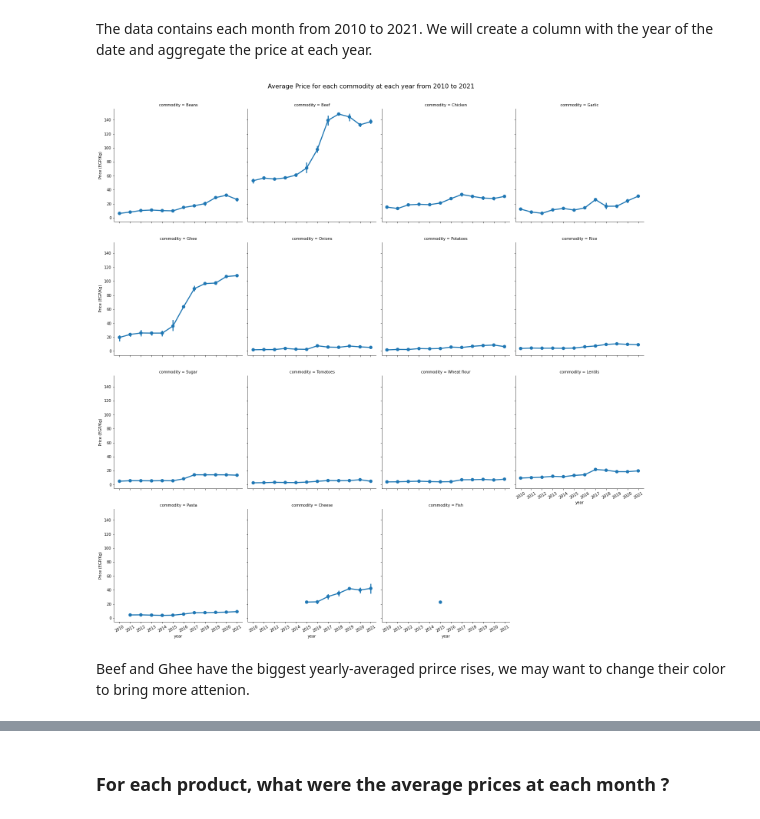
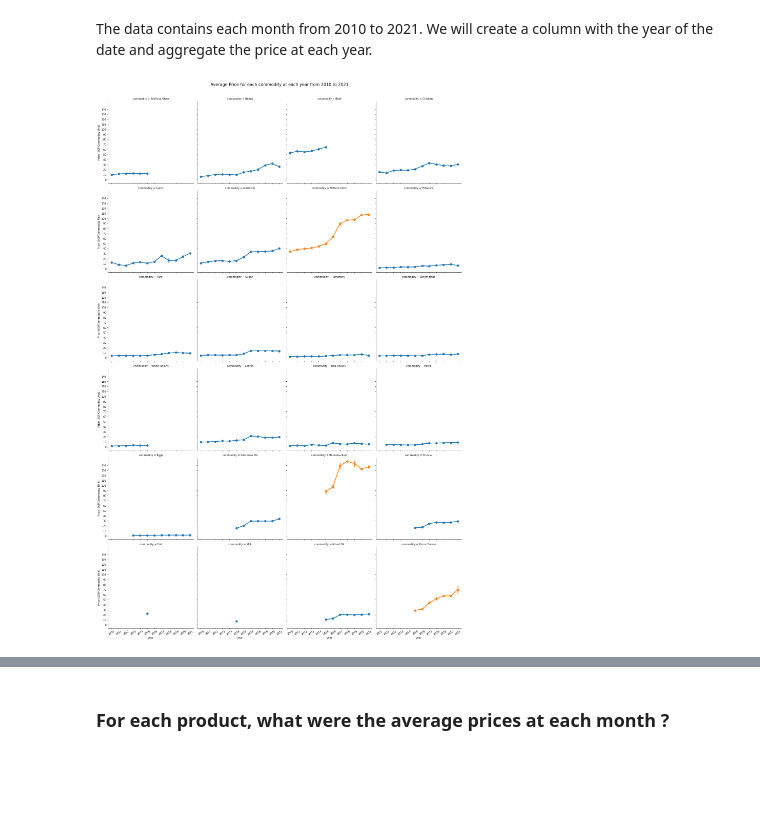
Before and after one commit to OmdenaAI/giza-egypt-chapter-analysing-open-data, a Jupyter notebook: src/tasks/task_2_data_visualization/Food-Data-Analysis.ipynb, the cells around one changed output, grey strips where cells are left out. Cells and saved outputs as stored; diff of their text form; code cells hidden in the pictures; blank space fills up the shorter version.

```diff
--- a/src/tasks/task_2_data_visualization/Food-Data-Analysis.ipynb
+++ b/src/tasks/task_2_data_visualization/Food-Data-Analysis.ipynb
@@ -171,8 +165,13 @@ food_data.drop(index = liter_indexes, inplace=True)
 # %%
-# Convert the price of the `Cheese` of `168 G` to `KG` by multiplying with 1000/168
+# Convert the price of the of `168 G` to `KG` by multiplying by 1000/168
 
 food_data.loc[(food_data.unit == "168 G"), 'price'] = food_data.loc[(food_data.unit == "168 G"), 'price'] * 1000 / 168
 food_data.loc[(food_data.unit == "168 G"), 'unit'] = 'KG'
+
+# Convert the price of the `800 G` to `KG` by multiplying by 1000/800
+
+food_data.loc[(food_data.unit == "800 G"), 'price'] = food_data.loc[(food_data.unit == "800 G"), 'price'] * 1000 / 800
+food_data.loc[(food_data.unit == "800 G"), 'unit'] = 'KG'
 # %%
 food_data.unit.unique()
 # %% [output]
@@ -180,10 +179,15 @@ array(['KG'], dtype=object)
 # %%
+commodity_units = dict()
 for commodity in food_data.commodity.unique():
     subdata = food_data[food_data.commodity == commodity]
     print(f"For {commodity} we have ")
     for unit in subdata.unit.unique():
         print(f" {unit} ", end = "")
     print()
+    if len(subdata.unit.unique()) == 1:
+        commodity_units[commodity] = subdata.unit.unique()[0]
+
+print(commodity_units)
 # %% [output]
 For Potatoes we have
  KG
@@ -210,4 +214,7 @@ For Cheese we have
 food_data_prices_average = food_data.groupby(by='commodity').agg({"price": [np.mean, np.std]}).reset_index()
 food_data_prices_average.columns = ["commodity", "avg_price", "std_price"]
 food_data_prices_average_sorted = food_data_prices_average.sort_values(by="avg_price").reset_index()
+# %%
+# assign the unit column
+food_data_prices_average_sorted['unit'] = food_data_prices_average_sorted.apply(lambda row: commodity_units[row.commodity], axis = 1)
 # %%
@@ -252,24 +265,25 @@ food_data_year['day'] = food_data_year.apply(lambda row: row['date'].day, axis =
 # %%
 commodity_year = food_data_year.groupby(by=["year", "month", "commodity"]).agg({"price": np.mean}).reset_index()
 # %%
-commodity_year["beef_ghee"] = commodity_year.apply(lambda row: 'yes' if row['commodity'] in ["Beef", "Ghee"] else 'no', axis = 1)
+commodity_year["highlight"] = commodity_year.apply(lambda row: 'yes' if row['commodity'] in ["Natural Ghee", "Picon Cheese", "Boneless Beef"] else 'no', axis = 1)
 # %%
 g = sns.catplot(
     data = commodity_year,
     x = 'year',
     y = 'price',
     col = 'commodity',
     col_wrap = 4,
     kind = "point",
+    hue = "highlight",
+    legend = False
 )
 
 for ax in g.axes:
-    ax.set_ylabel("Price (EGP/Kg)")
+    ax.set_ylabel("Price (EGP/Commodity Unit)")
     ax.set_xticklabels(range(2010, 2021+1), rotation=30)
+    ax.set_yticks(range(0, 140+5, 10))
 
 g.fig.suptitle("Average Price for each commodity at each year from 2010 to 2021", fontsize=16,  y=1.01)
 g.fig.tight_layout();
 # %% [output]
-[figure, old version]
+[figure, new version]
-# %% [markdown]
-Beef and Ghee have the biggest yearly-averaged prirce rises, we may want to change their color to bring more attenion.
```
Also changed, not shown: parts of 22 cells of this notebook.
